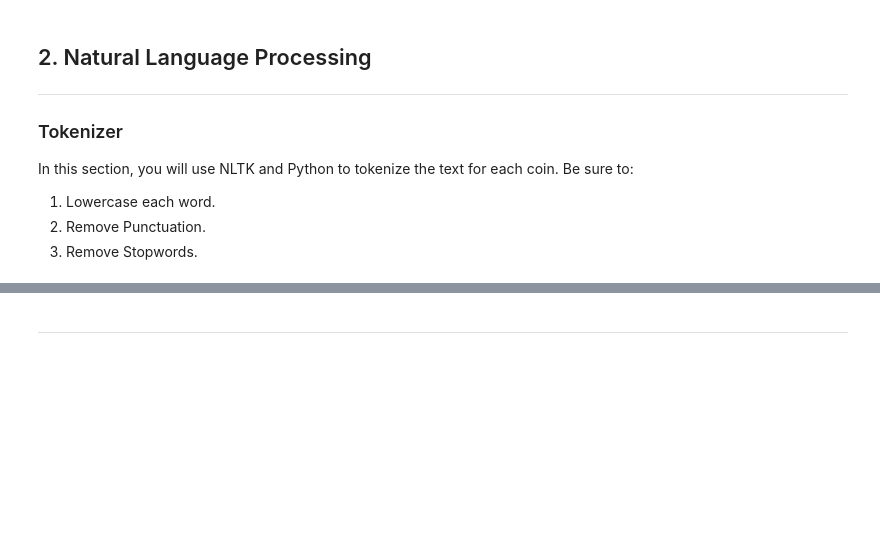
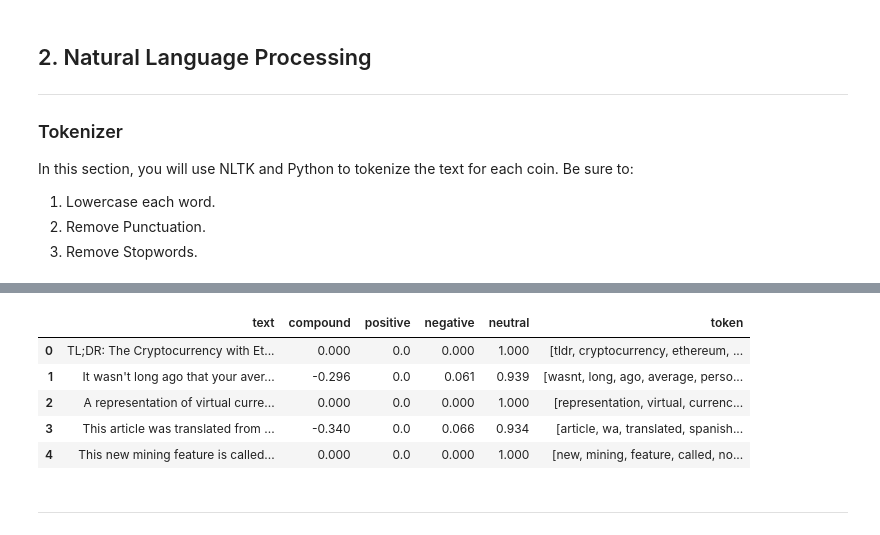
Before and after one commit to jcm-co/homework-CryptoTales, a Jupyter notebook: Starter_Code/crypto_sentiment.ipynb, the cells around one changed output, grey strips where cells are left out. Drawn from its saved outputs; the diff is of its cells as text; code cells hidden in the pictures; blank space fills up the shorter version.

```diff
--- a/Starter_Code/crypto_sentiment.ipynb
+++ b/Starter_Code/crypto_sentiment.ipynb
@@ -250,6 +250,15 @@ print(set(tokenizer()))
 # %%
 # Create a new tokens column for Ethereum
-# YOUR CODE HERE!
+eth_token = eth_news['content'].apply(tokenizer)
+eth_df['token'] = eth_token.values
+eth_df.head()
+# %% [output]
+|  | text | compound | positive | negative | neutral | token |
+| 0 | TL;DR: The Cryptocurrency with Et... | 0.000 | 0.0 | 0.000 | 1.000 | [tldr, cryptocurrency, ethereum, ... |
+| 1 | It wasn't long ago that your aver... | -0.296 | 0.0 | 0.061 | 0.939 | [wasnt, long, ago, average, perso... |
+| 2 | A representation of virtual curre... | 0.000 | 0.0 | 0.000 | 1.000 | [representation, virtual, currenc... |
+| 3 | This article was translated from ... | -0.340 | 0.0 | 0.066 | 0.934 | [article, wa, translated, spanish... |
+| 4 | This new mining feature is called... | 0.000 | 0.0 | 0.000 | 1.000 | [new, mining, feature, called, no... |
 # %% [markdown]
 ---
 # %% [markdown]
```
Also changed, not shown: parts of 14 cells of this notebook.
